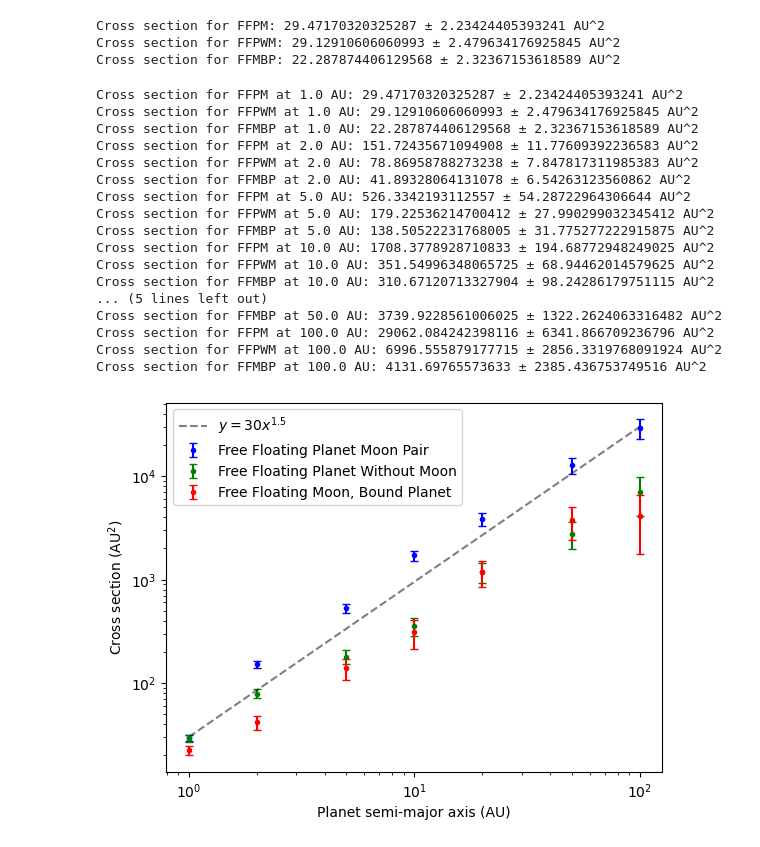
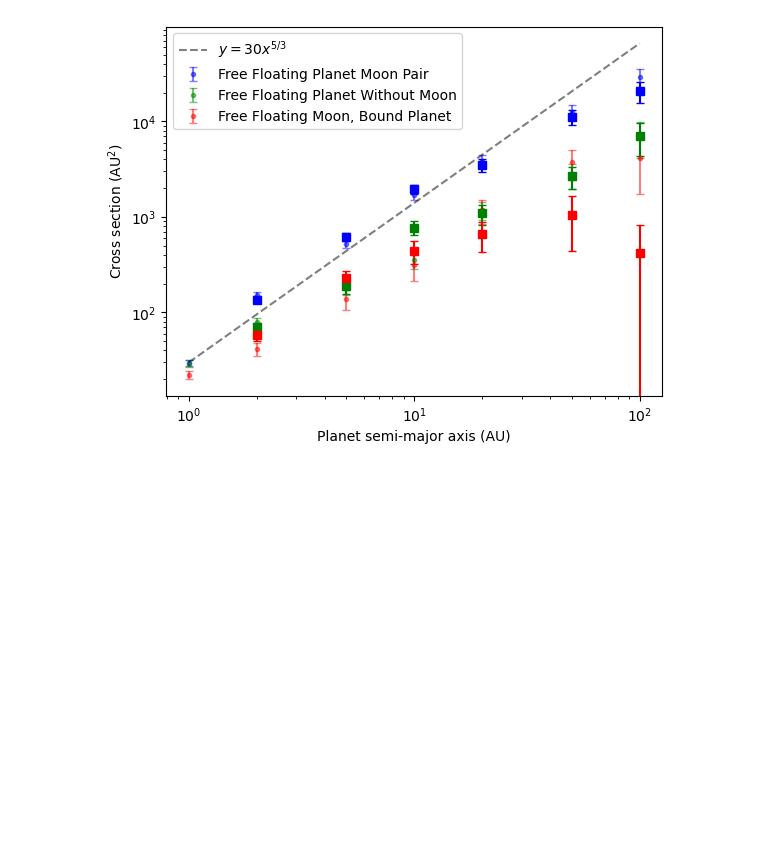
Before and after one commit to YannickBadoux/MRP, a Jupyter notebook: cross_section_function.ipynb, the cells around one changed output. Saved outputs shown, nothing was run; the diff lists cells and outputs as text; code cells hidden in the pictures; blank space fills up the shorter version.

```diff
--- a/cross_section_function.ipynb
+++ b/cross_section_function.ipynb
@@ -3,6 +3,3 @@ import numpy as np
 from amuse.units import units
 import matplotlib.pyplot as plt
 import glob
-# %%
-data = np.load('/home/ybadoux/Documents/MRP/ALICE_spm/results_semi-major_1.0 au.npy')
-data
@@ -18,9 +5,0 @@ array([ ( 1.,  9.89039923,   0.7402513 ,  2.15745559,  0.34534795,  0.07694167,
-# %%
-for i in range(1,4):
-    plt.hist(data['b'][data['state']==i], label = f'state {i}', alpha=0.5)
-
-plt.xlabel('impact parameter (au)')
-plt.ylabel('number of encounters')
-plt.title('Distribution of impact parameters for different states')
-plt.legend()
-plt.show()
@@ -50,68 +27,61 @@ state_dict = {0: ('Other', 'Other'),
               1: ('FFPM', 'Free Floating Planet Moon Pair'),
               2: ('FFPWM', 'Free Floating Planet Without Moon'),
               3: ('FFMBP', 'Free Floating Moon, Bound Planet')}
-# %%
-for i in range(1,4):
-    cs, stat_error, system_error = cross_section(data, i)
-    print(f"Cross section for {state_dict[i][0]}: {cs.value_in(units.AU**2)} ± {stat_error.value_in(units.AU**2) + system_error.value_in(units.AU**2)} AU^2")
-# %% [output]
-Cross section for FFPM: 29.47170320325287 ± 2.23424405393241 AU^2
-Cross section for FFPWM: 29.12910606060993 ± 2.479634176925845 AU^2
-Cross section for FFMBP: 22.287874406129568 ± 2.32367153618589 AU^2
 # %%
 semi_majors = [1.0, 2.0, 5.0, 10.0, 20.0, 50.0, 100.0]
+semi_majors_fast = [2.0, 5.0, 10.0, 20.0, 50.0, 100.0]
+
 clrs = ['blue', 'green', 'red']
+
+path_old = '/home/ybadoux/Documents/MRP/ALICE_spm/old/'
+path_fast = '/home/ybadoux/Documents/MRP/ALICE_spm/fast/'
 
 def power_law(x, a, b):
     return a * x**b
 
-for semi_major in semi_majors:
-    data = np.load(f'/home/ybadoux/Documents/MRP/ALICE_spm/results_semi-major_{semi_major} au.npy')
-    for i in range(1,4):
-        cs, stat_error, system_error = cross_section(data, i)
-        print(f"Cross section for {state_dict[i][0]} at {semi_major} AU: {cs.value_in(units.AU**2)} ± {stat_error.value_in(units.AU**2) + system_error.value_in(units.AU**2)} AU^2")
+# for semi_major in semi_majors:
+#     data = np.load(path_old+f'results_semi-major_{semi_major} au.npy')
+#     for i in range(1,4):
+#         cs, stat_error, system_error = cross_section(data, i)
+#         print(f"Cross section for {state_dict[i][0]} at {semi_major} AU: {cs.value_in(units.AU**2)} ± {stat_error.value_in(units.AU**2) + system_error.value_in(units.AU**2)} AU^2")
 
 # Plotting the results
 fig, ax = plt.subplots()
 for j,semi_major in enumerate(semi_majors):
-    data = np.load(f'/home/ybadoux/Documents/MRP/ALICE_spm/results_semi-major_{semi_major} au.npy')
+    data = np.load(path_old+f'results_semi-major_{semi_major} au.npy')
     for i in range(1,4):
         cs, stat_error, system_error = cross_section(data, i)
         if j == 1:
-            ax.errorbar(semi_major, cs.value_in(units.AU**2), yerr=stat_error.value_in(units.AU**2) + system_error.value_in(units.AU**2), fmt='.', label=state_dict[i][1], color=clrs[i-1], capsize=3)
+            ax.errorbar(semi_major, cs.value_in(units.AU**2), yerr=stat_error.value_in(units.AU**2) + system_error.value_in(units.AU**2),
+                         fmt='.', label=state_dict[i][1], color=clrs[i-1], capsize=3, alpha=0.5)
         else:
-            ax.errorbar(semi_major, cs.value_in(units.AU**2), yerr=stat_error.value_in(units.AU**2) + system_error.value_in(units.AU**2), fmt='.', color=clrs[i-1], capsize=3)
+            ax.errorbar(semi_major, cs.value_in(units.AU**2), yerr=stat_error.value_in(units.AU**2) + system_error.value_in(units.AU**2),
+                         fmt='.', color=clrs[i-1], capsize=3, alpha=0.5)
 
-ax.plot(np.array(semi_majors), power_law(np.array(semi_majors), 30, 1.5), 'k--', label=r'$y=30x^{1.5}$', alpha=0.5)
+for j,semi_major in enumerate(semi_majors_fast):
+    data = np.load(path_fast+f'results_semi-major_{semi_major} au.npy')
+    for i in range(1,4):
+        cs, stat_error, system_error = cross_section(data, i)
+        if j == 1:
+            ax.errorbar(semi_major, cs.value_in(units.AU**2), yerr=stat_error.value_in(units.AU**2) + system_error.value_in(units.AU**2),
+                         fmt='s', color=clrs[i-1], capsize=3)
+        else:
+            ax.errorbar(semi_major, cs.value_in(units.AU**2), yerr=stat_error.value_in(units.AU**2) + system_error.value_in(units.AU**2),
+                         fmt='s', color=clrs[i-1], capsize=3)
+
+ax.plot(np.array(semi_majors), power_law(np.array(semi_majors), 30, 1.67), 'k--', label=r'$y=30x^{5/3}$', alpha=0.5)
 
 ax.set_xscale('log')
 ax.set_yscale('log')
 
 ax.set_xlabel('Planet semi-major axis (AU)')
 ax.set_ylabel(r'Cross section (AU$^2$)')
 # ax.set_title('Cross section vs PlanetSemi-major axis')
 ax.legend()
 plt.savefig('cross_section_vs_semi_major.png')
 plt.show()
 # %% [output]
-Cross section for FFPM at 1.0 AU: 29.47170320325287 ± 2.23424405393241 AU^2
-Cross section for FFPWM at 1.0 AU: 29.12910606060993 ± 2.479634176925845 AU^2
-Cross section for FFMBP at 1.0 AU: 22.287874406129568 ± 2.32367153618589 AU^2
-Cross section for FFPM at 2.0 AU: 151.72435671094908 ± 11.77609392236583 AU^2
-Cross section for FFPWM at 2.0 AU: 78.86958788273238 ± 7.847817311985383 AU^2
-Cross section for FFMBP at 2.0 AU: 41.89328064131078 ± 6.54263123560862 AU^2
-Cross section for FFPM at 5.0 AU: 526.3342193112557 ± 54.28722964306644 AU^2
-Cross section for FFPWM at 5.0 AU: 179.22536214700412 ± 27.990299032345412 AU^2
-Cross section for FFMBP at 5.0 AU: 138.50522231768005 ± 31.775277222915875 AU^2
-Cross section for FFPM at 10.0 AU: 1708.3778928710833 ± 194.68772948249025 AU^2
-Cross section for FFPWM at 10.0 AU: 351.54996348065725 ± 68.94462014579625 AU^2
-Cross section for FFMBP at 10.0 AU: 310.67120713327904 ± 98.24286179751115 AU^2
-... (5 lines left out)
-Cross section for FFMBP at 50.0 AU: 3739.9228561006025 ± 1322.2624063316482 AU^2
-Cross section for FFPM at 100.0 AU: 29062.084242398116 ± 6341.866709236796 AU^2
-Cross section for FFPWM at 100.0 AU: 6996.555879177715 ± 2856.3319768091924 AU^2
-Cross section for FFMBP at 100.0 AU: 4131.69765573633 ± 2385.436753749516 AU^2
-[figure, old version]
+[figure, new version]
 # %%
 #plot normalized
 fig, ax = plt.subplots()
```
Also changed, not shown: parts of 5 cells of this notebook, 3 other files.
